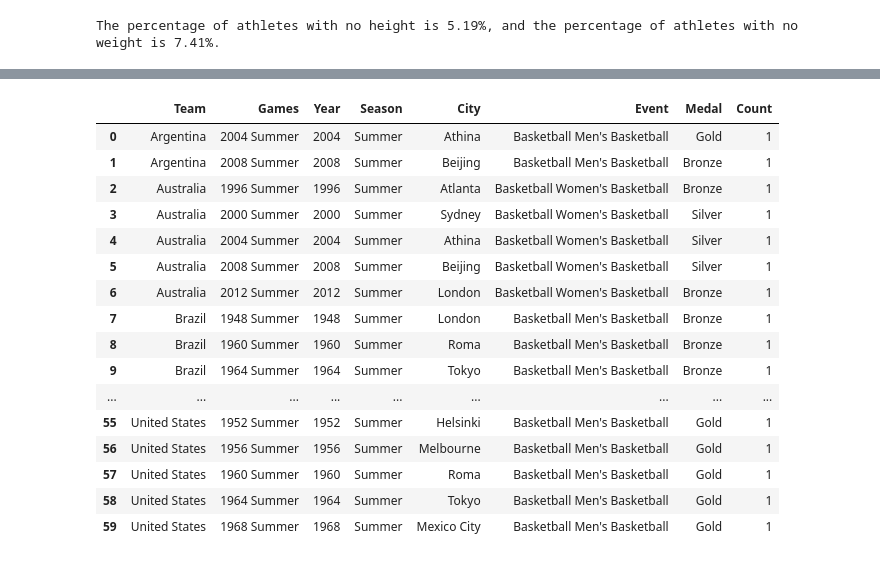
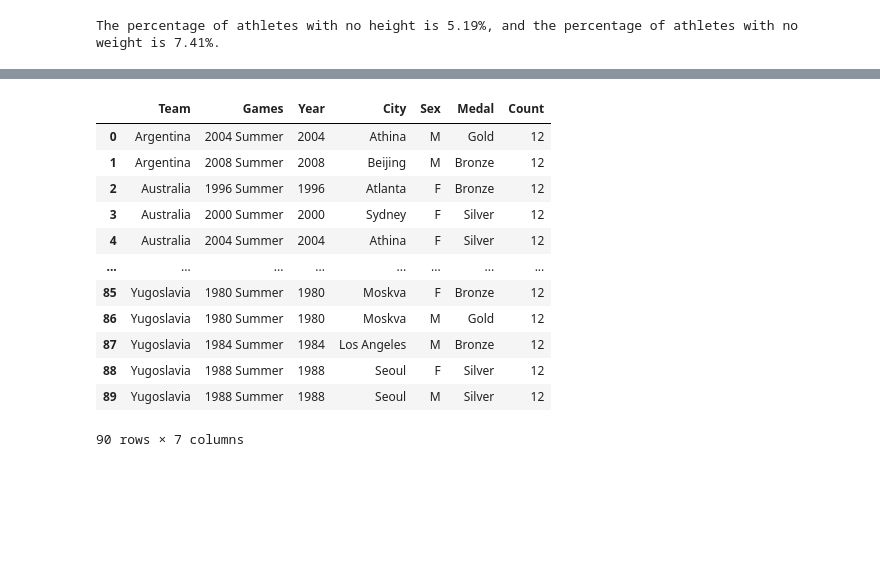
Before and after one commit to Andreas-Svensson/Databehandling-Project, a Jupyter notebook: upp_2.ipynb, the cells around one changed output, grey strips where cells are left out. Cells and saved outputs as stored; diff of their text form; code cells hidden in the pictures; blank space fills up the shorter version.

```diff
--- a/upp_2.ipynb
+++ b/upp_2.ipynb
@@ -95,9 +46,7 @@ The percentage of missing values in the Age column is 3.97%
 # %%
 # replace the missing values in age column with the mean age
-df_sports["Age"].fillna(df_sports["Age"].mean(), inplace=True)
-
-# convert the Age column to int
-df_sports["Age"] = df_sports["Age"].astype(int)
+mean_age = df_sports['Age'].mean()
+df_sports['Age'].fillna(mean_age, inplace=True)
 # %% [output]
 A value is trying to be set on a copy of a slice from a DataFrame
 
@@ -402,32 +332,28 @@ fig.show()
 # %%
 # we are getting 281 gold medels for the US team, while the men won 16 gold medals and the women won 9
 # so the total should be 25
 
 # canada had 9 players
 df_basketball[df_basketball["Team"] == "Canada"]
 
 # remove all columns, except Team, Games, Year, Season, City, Event, Medal
-df_basketball = df_basketball[["Team", "Games", "Year", "Season", "City", "Event", "Medal"]]
+df_basketball = df_basketball[["Team", "Games", "Year", "City", "Sex", "Medal"]]
 df_basketball
 
 # join similar teams, with similar games, year, season, city, event and medal type
-df_basketball = df_basketball.groupby(["Team", "Games", "Year", "Season", "City", "Event", "Medal"]).size().reset_index(name="Count")
-df_basketball.head(60)
+df_basketball = df_basketball.groupby(["Team", "Games", "Year", "City", "Sex", "Medal"]).size().reset_index(name="Count")
+df_basketball
 # %% [output]
-|  | Team | Games | Year | Season | City | Event | Medal | Count |
-| 0 | Argentina | 2004 Summer | 2004 | Summer | Athina | Basketball Men's Basketball | Gold | 1 |
-| 1 | Argentina | 2008 Summer | 2008 | Summer | Beijing | Basketball Men's Basketball | Bronze | 1 |
-| 2 | Australia | 1996 Summer | 1996 | Summer | Atlanta | Basketball Women's Basketball | Bronze | 1 |
-| 3 | Australia | 2000 Summer | 2000 | Summer | Sydney | Basketball Women's Basketball | Silver | 1 |
-| 4 | Australia | 2004 Summer | 2004 | Summer | Athina | Basketball Women's Basketball | Silver | 1 |
-| 5 | Australia | 2008 Summer | 2008 | Summer | Beijing | Basketball Women's Basketball | Silver | 1 |
-| 6 | Australia | 2012 Summer | 2012 | Summer | London | Basketball Women's Basketball | Bronze | 1 |
-| 7 | Brazil | 1948 Summer | 1948 | Summer | London | Basketball Men's Basketball | Bronze | 1 |
-| 8 | Brazil | 1960 Summer | 1960 | Summer | Roma | Basketball Men's Basketball | Bronze | 1 |
-| 9 | Brazil | 1964 Summer | 1964 | Summer | Tokyo | Basketball Men's Basketball | Bronze | 1 |
-| ... | ... | ... | ... | ... | ... | ... | ... | ... |
-| 55 | United States | 1952 Summer | 1952 | Summer | Helsinki | Basketball Men's Basketball | Gold | 1 |
-| 56 | United States | 1956 Summer | 1956 | Summer | Melbourne | Basketball Men's Basketball | Gold | 1 |
-| 57 | United States | 1960 Summer | 1960 | Summer | Roma | Basketball Men's Basketball | Gold | 1 |
-| 58 | United States | 1964 Summer | 1964 | Summer | Tokyo | Basketball Men's Basketball | Gold | 1 |
-| 59 | United States | 1968 Summer | 1968 | Summer | Mexico City | Basketball Men's Basketball | Gold | 1 |
+|  | Team | Games | Year | City | Sex | Medal | Count |
+| 0 | Argentina | 2004 Summer | 2004 | Athina | M | Gold | 12 |
+| 1 | Argentina | 2008 Summer | 2008 | Beijing | M | Bronze | 12 |
+| 2 | Australia | 1996 Summer | 1996 | Atlanta | F | Bronze | 12 |
+| 3 | Australia | 2000 Summer | 2000 | Sydney | F | Silver | 12 |
+| 4 | Australia | 2004 Summer | 2004 | Athina | F | Silver | 12 |
+| ... | ... | ... | ... | ... | ... | ... | ... |
+| 85 | Yugoslavia | 1980 Summer | 1980 | Moskva | F | Bronze | 12 |
+| 86 | Yugoslavia | 1980 Summer | 1980 | Moskva | M | Gold | 12 |
+| 87 | Yugoslavia | 1984 Summer | 1984 | Los Angeles | M | Bronze | 12 |
+| 88 | Yugoslavia | 1988 Summer | 1988 | Seoul | F | Silver | 12 |
+| 89 | Yugoslavia | 1988 Summer | 1988 | Seoul | M | Silver | 12 |
+90 rows × 7 columns
```
Also changed, not shown: parts of 24 cells of this notebook, 1 other file.
